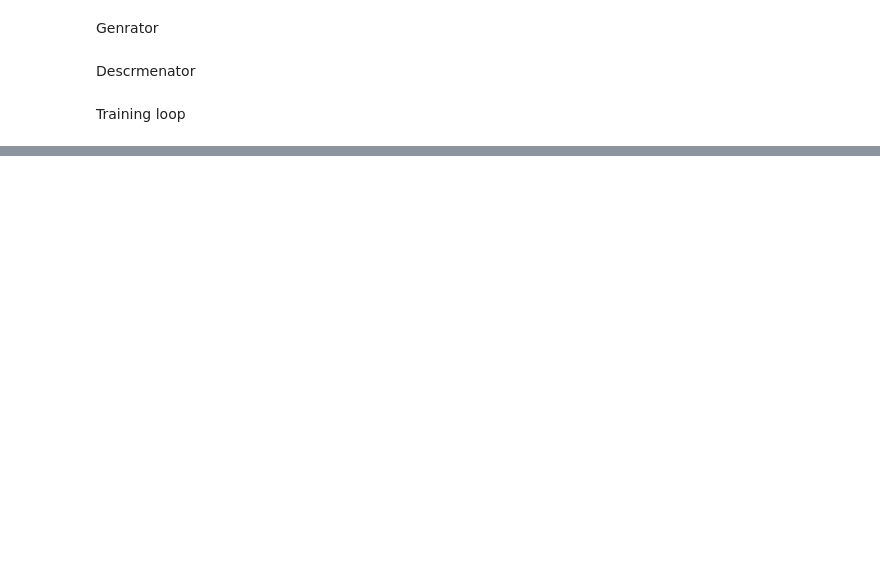
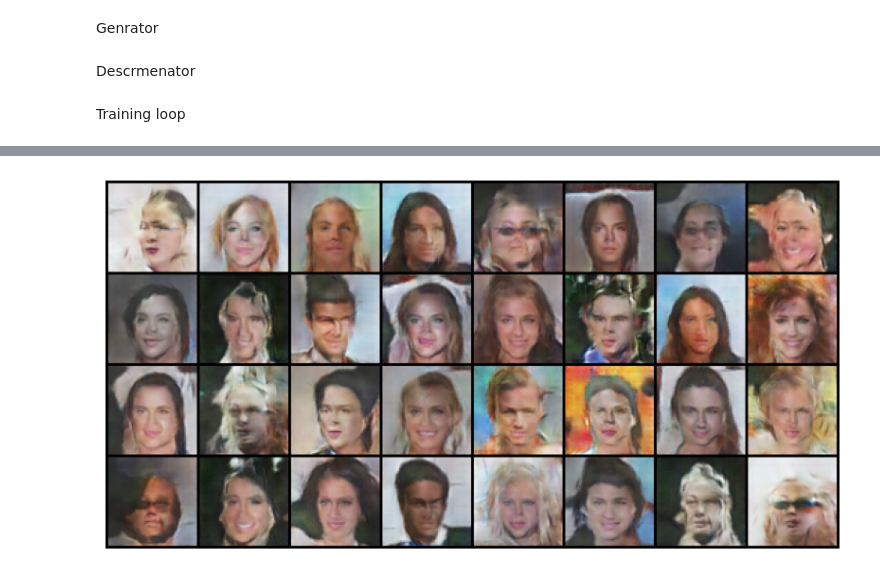
Before and after one commit to naghamo/Cats_GAN, a Jupyter notebook: cats-gan.ipynb, the cells around one changed output, grey strips where cells are left out. Drawn from its saved outputs; the diff is of its cells as text; code cells hidden in the pictures; blank space fills up the shorter version.

```diff
--- a/cats-gan.ipynb
+++ b/cats-gan.ipynb
@@ -36,0 +315,21 @@ T
+# %%
+def reproduce():
+    model_path="project_g_face.pkl"
+    generator.load_state_dict(torch.load(model_path, map_location=device))
+    generator.eval()
+    # torch.cuda.manual_seed(42)
+    # Generate images
+    fixed_latent = torch.randn(32, latent_size, 1, 1, device=device)
+    with torch.no_grad():
+        fake_images = generator(fixed_latent)
+
+    # Save the generated images
+    save_image(denorm(fake_images), "reproduced_images.png", nrow=8)
+    #Plot the images
+    plt.figure(figsize=(10, 20))
+    plt.axis("off")
+    plt.imshow(make_grid(denorm(fake_images).cpu(), nrow=8).permute(1, 2, 0))
+    plt.show()
+reproduce()
+# %% [output]
+[figure, added]
```
Also changed, not shown: parts of 15 cells of this notebook.
